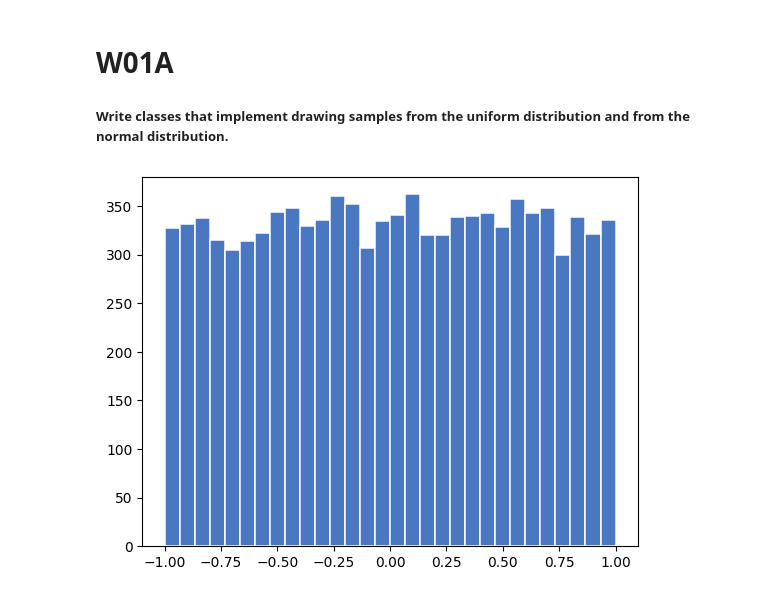
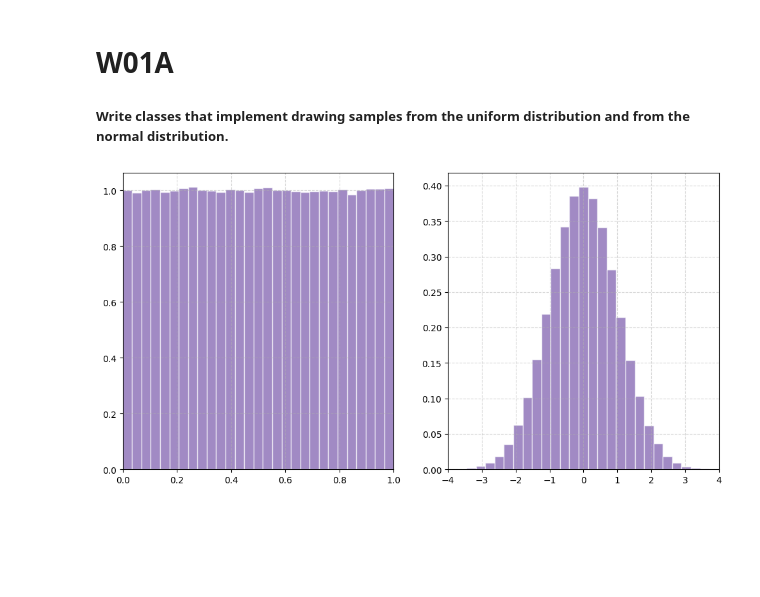
Before and after one commit to Asged/CompPhys, a Jupyter notebook: Week 01/W01A.ipynb, the cells around one changed output. Saved outputs shown, nothing was run; the diff lists cells and outputs as text; code cells hidden in the pictures; blank space fills up the shorter version.

```diff
--- a/Week 01/W01A.ipynb
+++ b/Week 01/W01A.ipynb
@@ -6,26 +6,45 @@ import matplotlib.pyplot as plt
 ##### Write classes that implement drawing samples from the uniform distribution and from the normal distribution.
 # %%
 class Distribution():
-    def __init__(self, size=10000, ):
+    def __init__(self, size=1000000, min=-1, max=1):
+        self.min = min
+        self.max = max
         self.size = size
         self.set_xs()
 
     def plot(self, ax):
-        bins = 20
-        bars, bin_edges = np.hist()
-        edges = np.linspace(self.min, self.max)
-        ax.bar(xs)
+        bins = 30
+        # Use custom edges defined by min and max
+        edges = np.linspace(self.min, self.max, bins)
+
+        # Plot with nice styling (density=True for probability density, edgecolor for crisp bars)
+        ax.hist(self.xs, bins=edges, density=True, alpha=0.7, color="#7A59AB",  edgecolor="white")
+
+        # Add titles or labels if desired
+        ax.set_xlim(self.min, self.max)
+        ax.grid(True, linestyle='--', alpha=0.5)
-# %%
-x = np.random.uniform(low=-1.0, high=1.0, size=10000)
-
-n, bins, patches = plt.hist(
-    x,
-    bins=30,
-    color="#3568BB",  # Professional muted blue
-    edgecolor="white",  # Crisp borders between bins
-    linewidth=1.2, # test test igen hjælp
-    alpha=0.9,
-    zorder=3,  # Ensure bars sit above the grid
-)
-# %% [output]
-[figure, removed]
+# %%
+class Uniform(Distribution):
+
+    def set_xs(self):
+        self.min = 0
+        self.max = 1
+        self.xs = np.random.rand(self.size)
+
+class Normal(Distribution):
+
+    def set_xs(self):
+        self.min = -4
+        self.max = 4
+        self.xs = np.random.randn(self.size)
+# %%
+uniform = Uniform()
+normal = Normal()
+dists = [uniform, normal]
+
+fig, axes = plt.subplots(1,2, figsize=(12,6))
+
+for dist, ax in zip(dists, axes):
+    dist.plot(ax)
+# %% [output]
+[figure, added]
```
Also changed, not shown: parts of 5 cells of this notebook.
